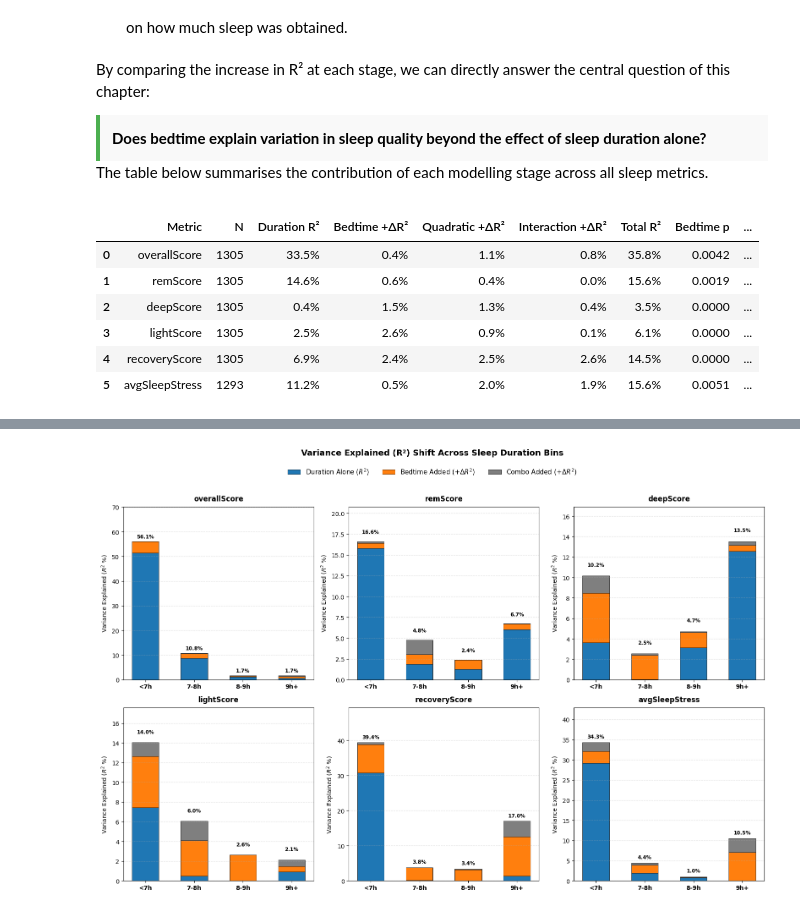
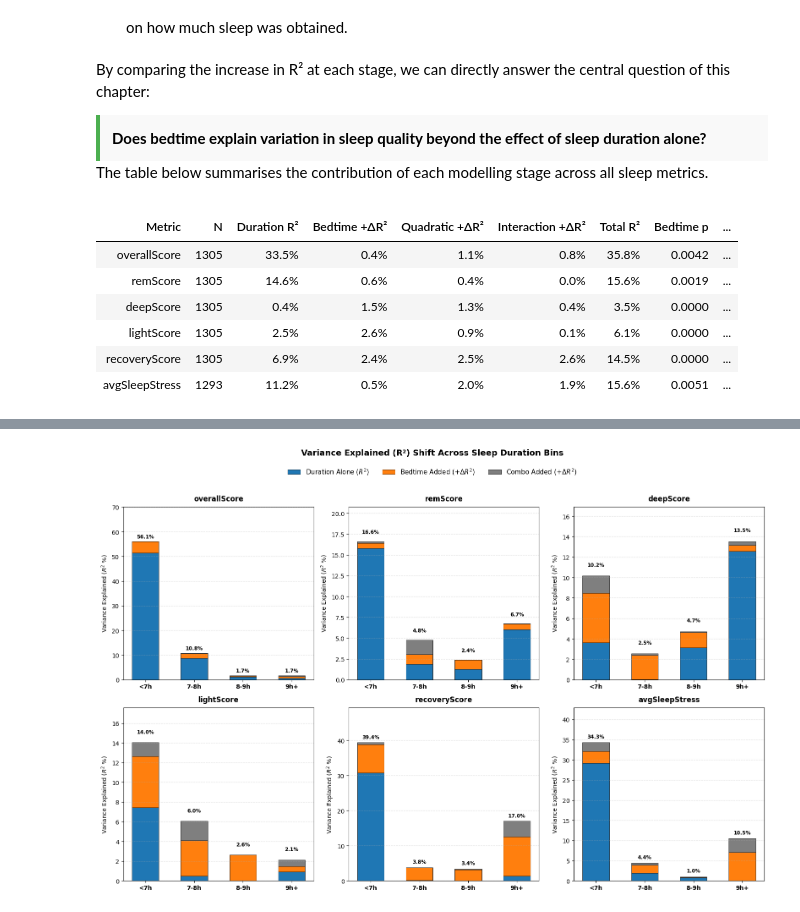
Before and after one commit to d2xta/Garmin-Analysis, a Jupyter notebook: notebooks/Bedtime_effects_on_sleep.ipynb, the cells around one changed output, grey strips where cells are left out. Saved outputs shown, nothing was run; the diff lists cells and outputs as text; code cells hidden in the pictures.

```diff
--- a/notebooks/Bedtime_effects_on_sleep.ipynb
+++ b/notebooks/Bedtime_effects_on_sleep.ipynb
@@ -87,7 +94,7 @@ This provides access to all nightly sleep metrics, timestamps, and features used
 </div>
 # %%
 
-con = sqlite3.connect(r"C:\Users\Dexta\Learning\Garmin-Analysis\garminData\garmin.db")
+con = sqlite3.connect(r"C:\Users\Dexta\Learning\Garmin-Analysis\data\garmin.db")
 
 sleep_df = pd.read_sql(
     "SELECT * FROM Sleep",
@@ -705,30 +716,17 @@ The table below summarises the contribution of each modelling stage across all s
 
 </div>
 # %%
-hierarchical_r2_table = calculate_hierarchical_r2(
-    analysis_df
-)
 
-display(
-    hierarchical_r2_table.style.format({
-        "Duration R²": "{:.1%}",
-        "Bedtime +ΔR²": "{:.1%}",
-        "Quadratic +ΔR²": "{:.1%}",
-        "Interaction +ΔR²": "{:.1%}",
-        "Total R²": "{:.1%}",
-        "Bedtime p": "{:.4f}",
-        "Quadratic p": "{:.4f}",
-        "Interaction p": "{:.4f}"
-    })
-)
+hierarchical_r2_table = calculate_hierarchical_r2(analysis_df)
+display(build_hierarchical_r2_table(hierarchical_r2_table))
 # %% [output]
-|  | Metric | N | Duration R² | Bedtime +ΔR² | Quadratic +ΔR² | Interaction +ΔR² | Total R² | Bedtime p | ... |
-| 0 | overallScore | 1305 | 33.5% | 0.4% | 1.1% | 0.8% | 35.8% | 0.0042 | ... |
-| 1 | remScore | 1305 | 14.6% | 0.6% | 0.4% | 0.0% | 15.6% | 0.0019 | ... |
-| 2 | deepScore | 1305 | 0.4% | 1.5% | 1.3% | 0.4% | 3.5% | 0.0000 | ... |
-| 3 | lightScore | 1305 | 2.5% | 2.6% | 0.9% | 0.1% | 6.1% | 0.0000 | ... |
-| 4 | recoveryScore | 1305 | 6.9% | 2.4% | 2.5% | 2.6% | 14.5% | 0.0000 | ... |
-| 5 | avgSleepStress | 1293 | 11.2% | 0.5% | 2.0% | 1.9% | 15.6% | 0.0051 | ... |
+| Metric | N | Duration R² | Bedtime +ΔR² | Quadratic +ΔR² | Interaction +ΔR² | Total R² | Bedtime p | ... |
+| overallScore | 1305 | 33.5% | 0.4% | 1.1% | 0.8% | 35.8% | 0.0042 | ... |
+| remScore | 1305 | 14.6% | 0.6% | 0.4% | 0.0% | 15.6% | 0.0019 | ... |
+| deepScore | 1305 | 0.4% | 1.5% | 1.3% | 0.4% | 3.5% | 0.0000 | ... |
+| lightScore | 1305 | 2.5% | 2.6% | 0.9% | 0.1% | 6.1% | 0.0000 | ... |
+| recoveryScore | 1305 | 6.9% | 2.4% | 2.5% | 2.6% | 14.5% | 0.0000 | ... |
+| avgSleepStress | 1293 | 11.2% | 0.5% | 2.0% | 1.9% | 15.6% | 0.0051 | ... |
 # %% [markdown]
 <div class="no-break">
 
```
Also changed, not shown: parts of 7 cells of this notebook, 23 other files.
